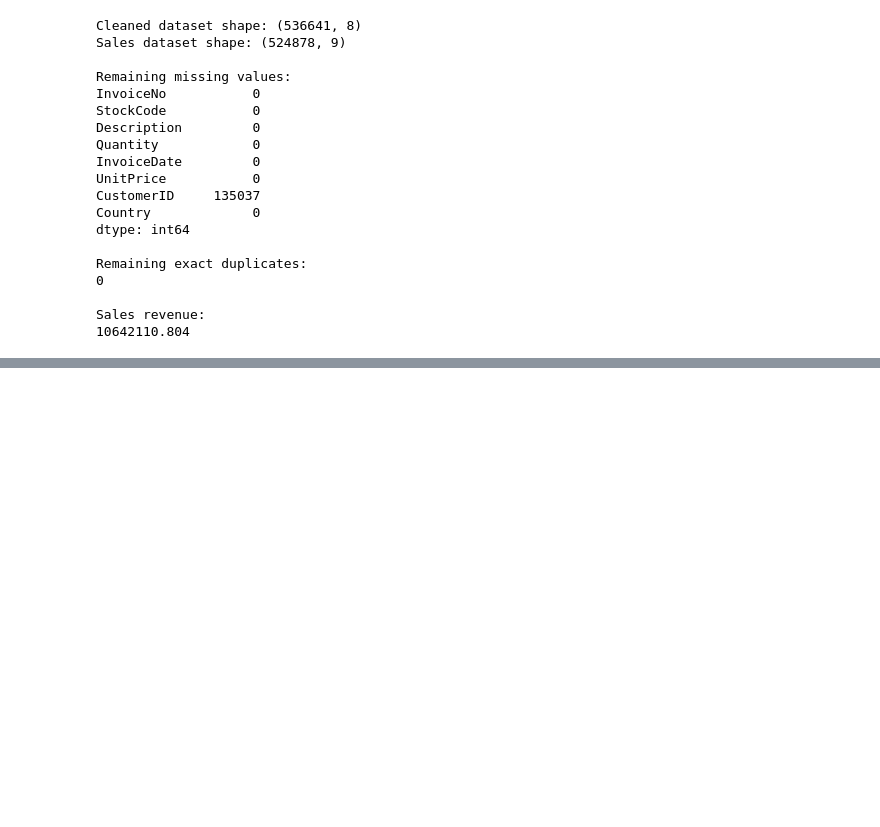
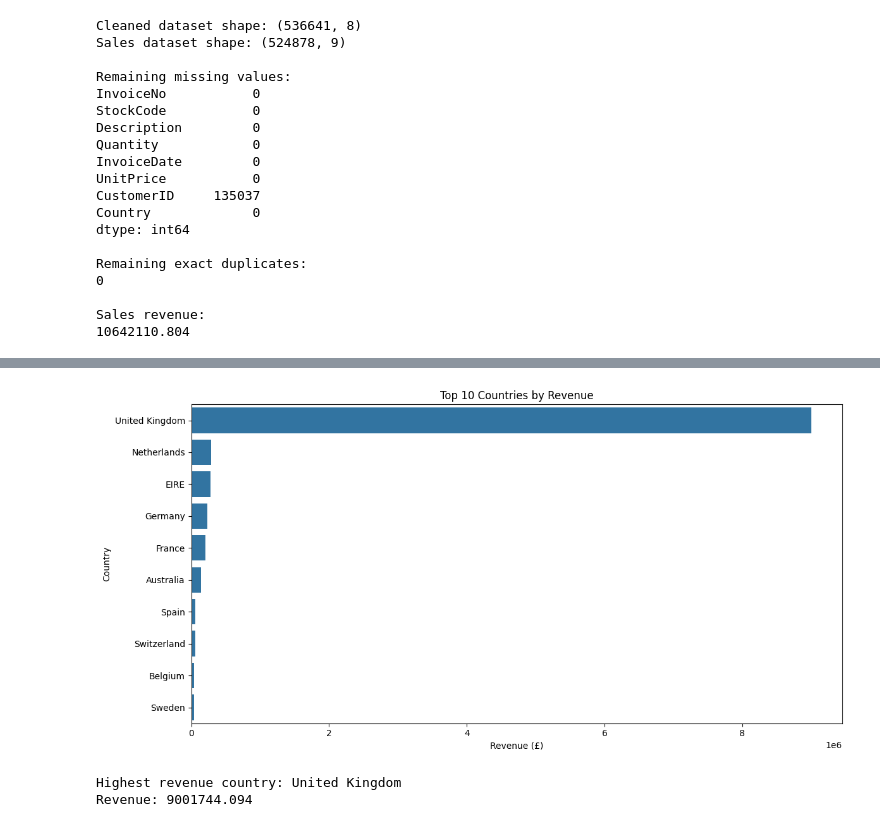
Before and after one commit to sandesh-bhatt/retail, a Jupyter notebook: Untitled4.ipynb, the cells around one changed output, grey strips where cells are left out. Saved outputs shown, nothing was run; the diff lists cells and outputs as text; code cells hidden in the pictures; blank space fills up the shorter version.

```diff
--- a/Untitled4.ipynb
+++ b/Untitled4.ipynb
@@ -273,0 +470,8 @@ sales_df.to_csv(
+# %%
+country_revenue = (
+    sales_df.groupby('Country')['Revenue']
+    .sum()
+    .sort_values(ascending=False)
+)
+
+country_revenue
@@ -273,0 +498,23 @@ sales_df.to_csv(
+# %%
+top_countries = country_revenue.head(10)
+
+plt.figure(figsize=(12, 6))
+
+sns.barplot(
+    x=top_countries.values,
+    y=top_countries.index
+)
+
+plt.title('Top 10 Countries by Revenue')
+plt.xlabel('Revenue (£)')
+plt.ylabel('Country')
+plt.tight_layout()
+plt.show()
+# %% [output]
+[figure, added]
+# %%
+print("Highest revenue country:", country_revenue.idxmax())
+print("Revenue:", country_revenue.max())
+# %% [output]
+Highest revenue country: United Kingdom
+Revenue: 9001744.094
```
Also changed, not shown: parts of 16 cells of this notebook.
